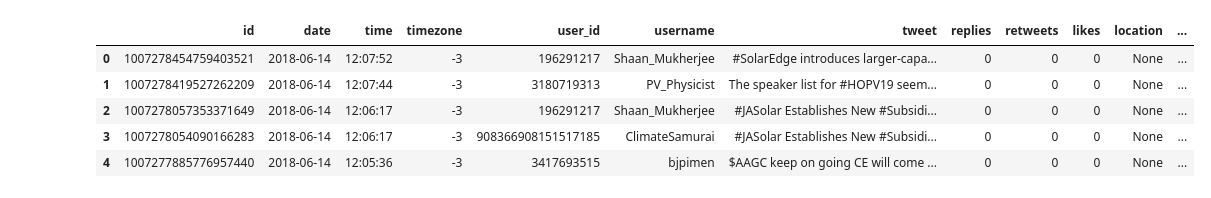
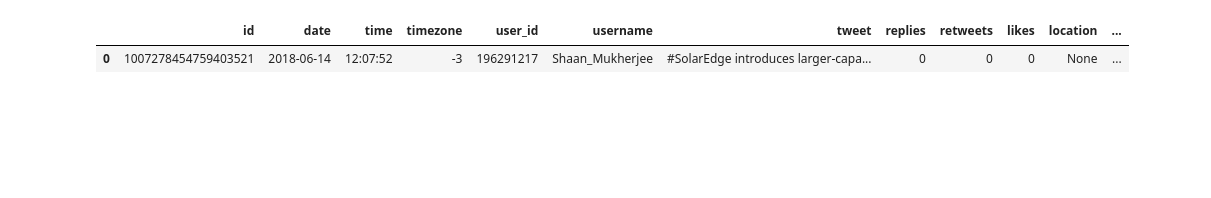
Before and after one commit to abndre/Solar_Energy, a Jupyter notebook: twiiter_files/tw_files_solar.ipynb, the cells around one changed output. Drawn from its saved outputs; the diff is of its cells as text; code cells hidden in the pictures; blank space fills up the shorter version.

```diff
--- a/twiiter_files/tw_files_solar.ipynb
+++ b/twiiter_files/tw_files_solar.ipynb
@@ -20,11 +20,7 @@ df = pd.read_csv(myfile ,sep=',')
 #print(set(df.keys()).difference(columns))
 df=df.where((pd.notnull(df)), None)
 # %%
-df.head()
+df.head(1)
 # %% [output]
 |  | id | date | time | timezone | user_id | username | tweet | replies | retweets | likes | location | ... |
 | 0 | 1007278454759403521 | 2018-06-14 | 12:07:52 | -3 | 196291217 | Shaan_Mukherjee | #SolarEdge introduces larger-capa... | 0 | 0 | 0 | None | ... |
-| 1 | 1007278419527262209 | 2018-06-14 | 12:07:44 | -3 | 3180719313 | PV_Physicist | The speaker list for #HOPV19 seem... | 0 | 0 | 0 | None | ... |
-| 2 | 1007278057353371649 | 2018-06-14 | 12:06:17 | -3 | 196291217 | Shaan_Mukherjee | #JASolar Establishes New #Subsidi... | 0 | 0 | 0 | None | ... |
-| 3 | 1007278054090166283 | 2018-06-14 | 12:06:17 | -3 | 908366908151517185 | ClimateSamurai | #JASolar Establishes New #Subsidi... | 0 | 0 | 0 | None | ... |
-| 4 | 1007277885776957440 | 2018-06-14 | 12:05:36 | -3 | 3417693515 | bjpimen | $AAGC keep on going CE will come ... | 0 | 0 | 0 | None | ... |
```
Also changed, not shown: parts of 3 cells of this notebook, 2 other files.
